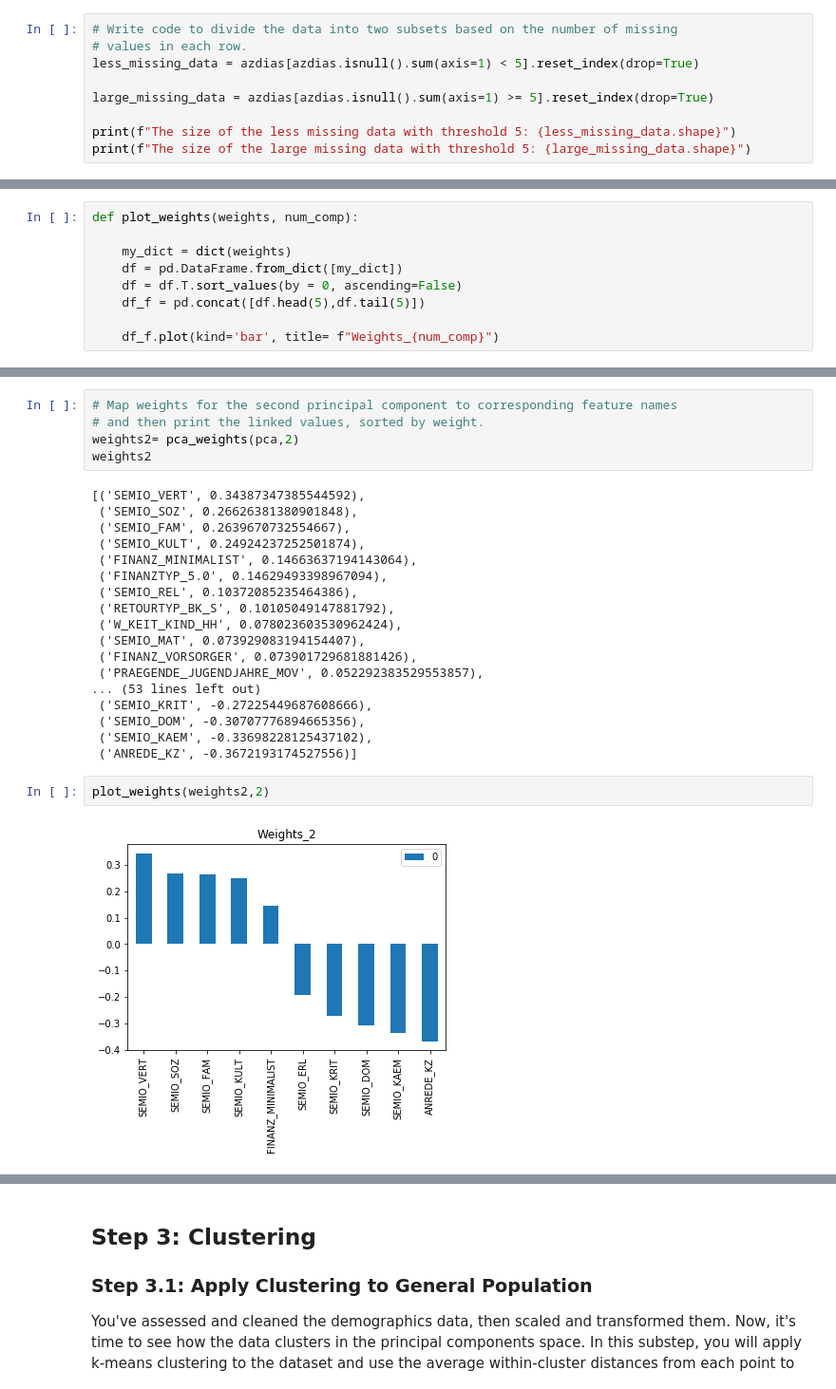
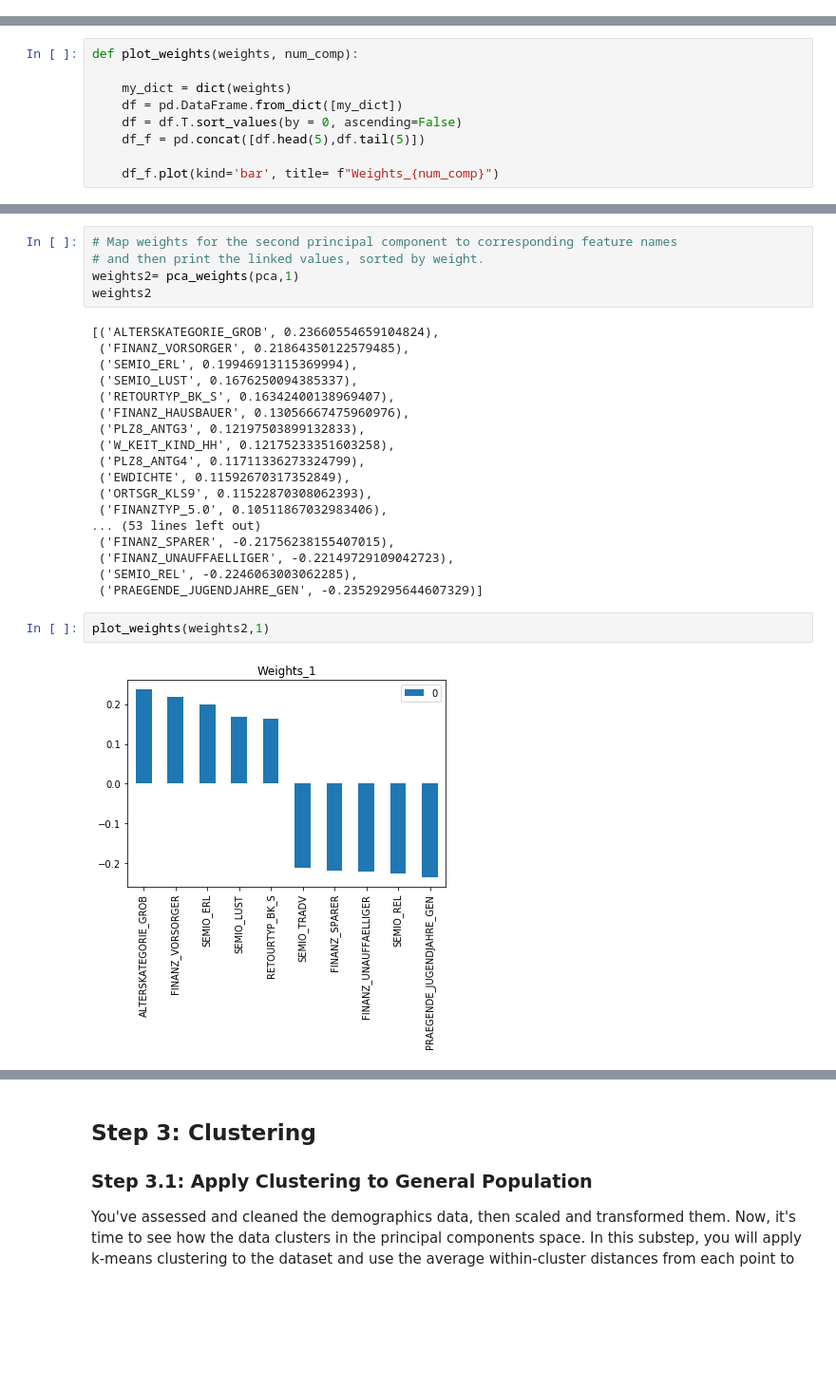
Before and after one commit to AbhishekKaushikCV/Udacity_Nanodegree, a Jupyter notebook: Projects/create_customer_segments/Identify_Customer_Segments.ipynb, the cells around one changed output, grey strips where cells are left out. Shown at 95% size. Saved outputs shown, nothing was run; the diff lists cells and outputs as text; blank space fills up the shorter version.

```diff
--- a/Projects/create_customer_segments/Identify_Customer_Segments.ipynb
+++ b/Projects/create_customer_segments/Identify_Customer_Segments.ipynb
@@ -353,12 +355,3 @@ print(f"The size of the large missing data with threshold 10: {large_missing_dat
 # %% [output]
 The size of the less missing data with threshold 10: (774943, 78)
 The size of the large missing data with threshold 10: (116278, 78)
-# %%
-# Write code to divide the data into two subsets based on the number of missing
-# values in each row.
-less_missing_data = azdias[azdias.isnull().sum(axis=1) < 5].reset_index(drop=True)
-
-large_missing_data = azdias[azdias.isnull().sum(axis=1) >= 5].reset_index(drop=True)
-
-print(f"The size of the less missing data with threshold 5: {less_missing_data.shape}")
-print(f"The size of the large missing data with threshold 5: {large_missing_data.shape}")
@@ -970,30 +964,30 @@ plot_weights(weights1, 1)
 # %%
 # Map weights for the second principal component to corresponding feature names
 # and then print the linked values, sorted by weight.
-weights2= pca_weights(pca,2)
+weights2= pca_weights(pca,1)
 weights2
 # %% [output]
-[('SEMIO_VERT', 0.34387347385544592),
- ('SEMIO_SOZ', 0.26626381380901848),
- ('SEMIO_FAM', 0.2639670732554667),
- ('SEMIO_KULT', 0.24924237252501874),
- ('FINANZ_MINIMALIST', 0.14663637194143064),
- ('FINANZTYP_5.0', 0.14629493398967094),
- ('SEMIO_REL', 0.10372085235464386),
- ('RETOURTYP_BK_S', 0.10105049147881792),
- ('W_KEIT_KIND_HH', 0.078023603530962424),
- ('SEMIO_MAT', 0.073929083194154407),
- ('FINANZ_VORSORGER', 0.073901729681881426),
- ('PRAEGENDE_JUGENDJAHRE_MOV', 0.052292383529553857),
+[('ALTERSKATEGORIE_GROB', 0.23660554659104824),
+ ('FINANZ_VORSORGER', 0.21864350122579485),
+ ('SEMIO_ERL', 0.19946913115369994),
+ ('SEMIO_LUST', 0.1676250094385337),
+ ('RETOURTYP_BK_S', 0.16342400138969407),
+ ('FINANZ_HAUSBAUER', 0.13056667475960976),
+ ('PLZ8_ANTG3', 0.12197503899132833),
+ ('W_KEIT_KIND_HH', 0.12175233351603258),
+ ('PLZ8_ANTG4', 0.11711336273324799),
+ ('EWDICHTE', 0.11592670317352849),
+ ('ORTSGR_KLS9', 0.11522870308062393),
+ ('FINANZTYP_5.0', 0.10511867032983406),
 ... (53 lines left out)
- ('SEMIO_KRIT', -0.27225449687608666),
- ('SEMIO_DOM', -0.30707776894665356),
- ('SEMIO_KAEM', -0.33698228125437102),
- ('ANREDE_KZ', -0.3672193174527556)]
+ ('FINANZ_SPARER', -0.21756238155407015),
+ ('FINANZ_UNAUFFAELLIGER', -0.22149729109042723),
+ ('SEMIO_REL', -0.2246063003062285),
+ ('PRAEGENDE_JUGENDJAHRE_GEN', -0.23529295644607329)]
 # %%
-plot_weights(weights2,2)
+plot_weights(weights2,1)
 # %% [output]
-[figure, old version]
+[figure, new version]
 # %%
 # Map weights for the third principal component to corresponding feature names
 # and then print the linked values, sorted by weight.
```
Also changed, not shown: parts of 34 cells of this notebook, 1 other file.
